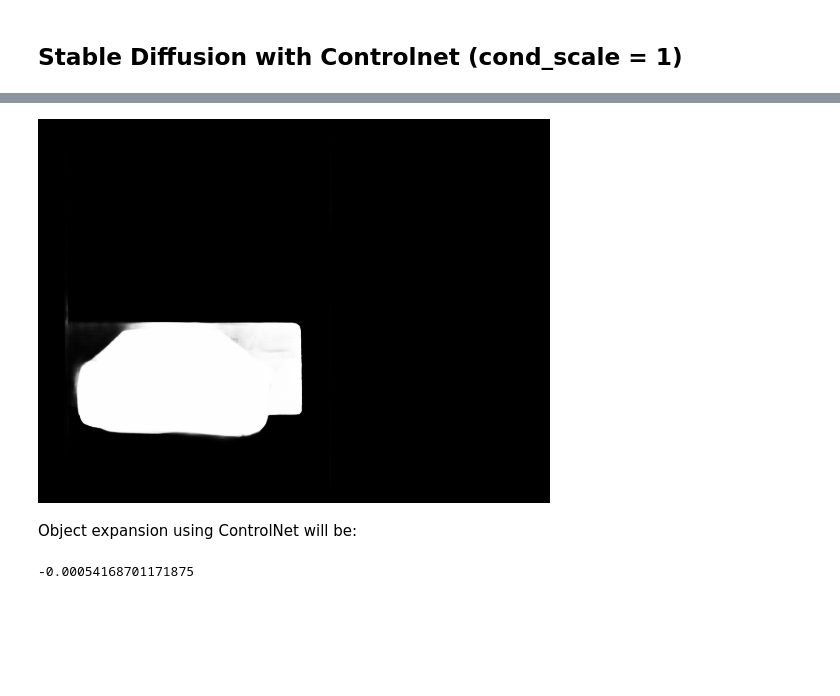
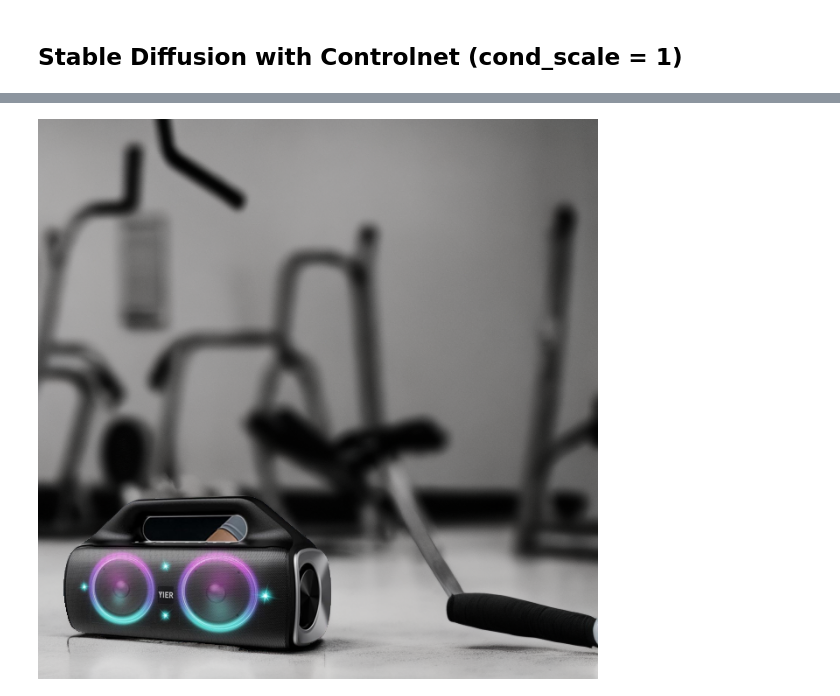
Before and after one commit to jungletada/ReGe, a Jupyter notebook: inference.ipynb, the cells around one changed output, grey strips where cells are left out. Drawn from its saved outputs; the diff is of its cells as text; code cells hidden in the pictures; blank space fills up the shorter version.

Commit message:
paste

```diff
--- a/inference.ipynb
+++ b/inference.ipynb
@@ -203,5 +221,0 @@ sd2_fg_mask
-# %%
-controlnet_fg_mask = remover.process(controlnet_image, type='map')
-controlnet_fg_mask
-# %% [output]
-[figure, removed]
@@ -219,6 +222,13 @@ def obj_expansion(mask_ref, mask_pred):
-# %% [markdown]
-Object expansion using ControlNet will be:
-# %%
-obj_expansion(fg_mask, controlnet_fg_mask)
-# %% [output]
--0.00054168701171875
+# %%
+# 将布尔掩码转换为uint8类型的图片掩码, 0为背景，255为前景
+mask_uint8 = mask = np.where(bin_mask, 255, 0).astype(np.uint8)
+mask_image = Image.fromarray(mask_uint8)
+# 如果是彩色图（RGB），需要将mask扩展为3通道
+if img.mode == 'RGB':
+    mask_image = mask_image.convert('1')
+# 使用paste方法，根据mask覆盖掉ctrl_img中对应区域的像素
+controlnet_image.paste(img, (0, 0), mask_image)
+# 显示结果
+controlnet_image
+# %% [output]
+[figure, added]
```
Also changed, not shown: parts of 16 cells of this notebook.
